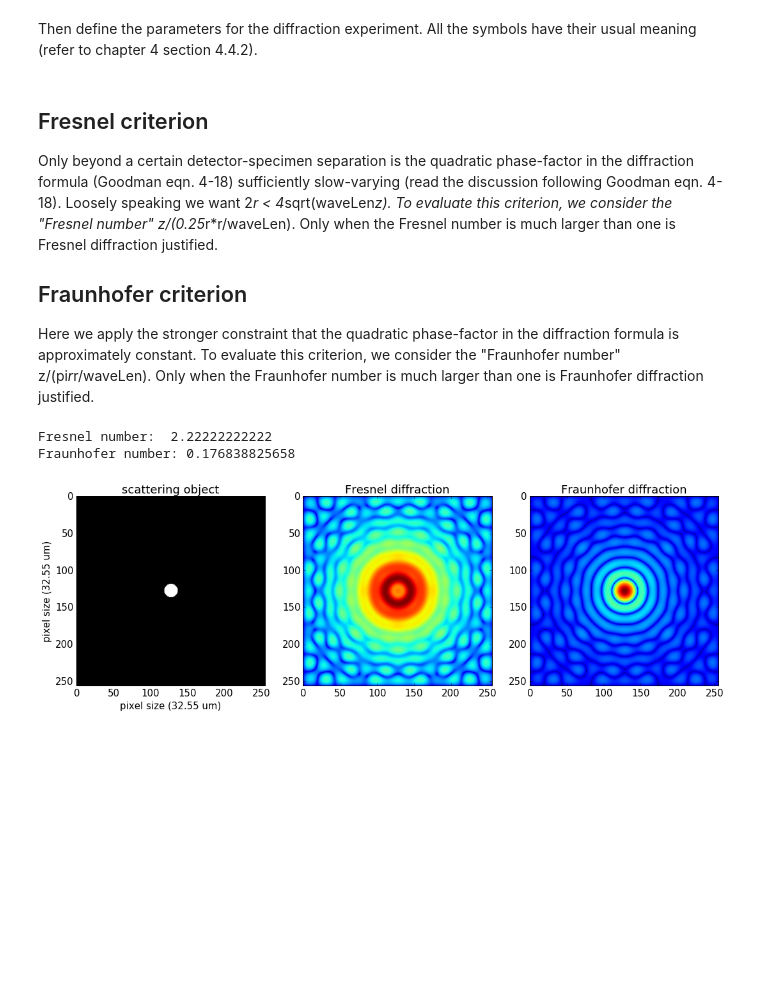
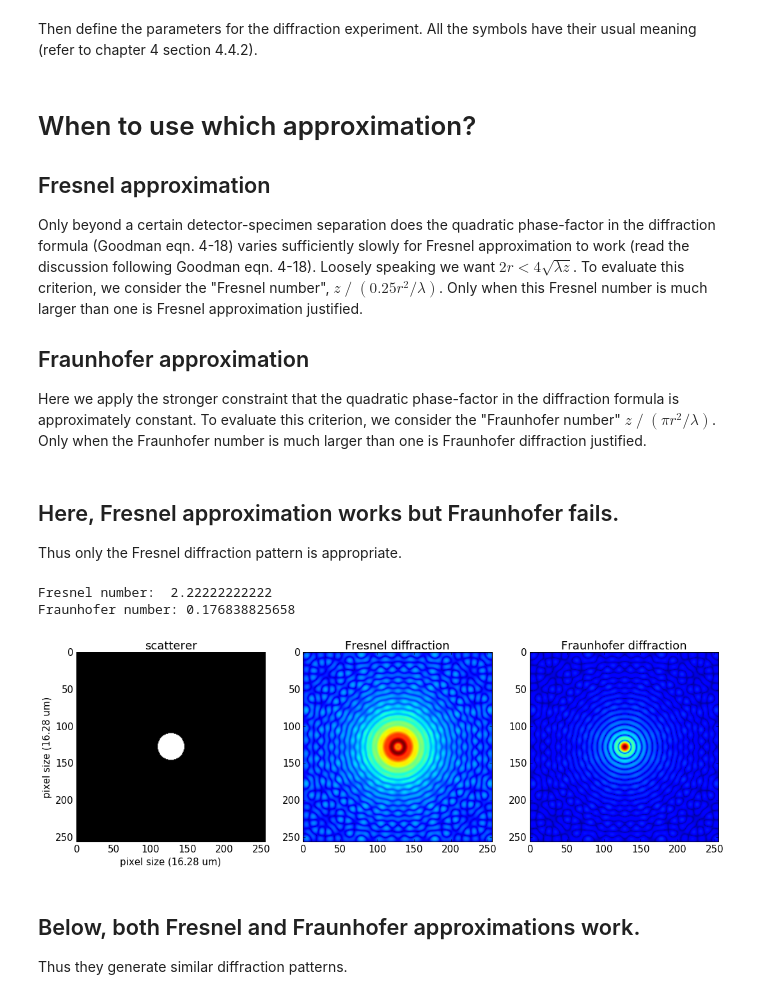
Before and after one commit to duaneloh/PyFourierOptics, a Jupyter notebook: tutorials/diffraction_Ch4.ipynb, the cells around one changed output. Cells and saved outputs as stored; diff of their text form; code cells hidden in the pictures; blank space fills up the shorter version.

```diff
--- a/tutorials/diffraction_Ch4.ipynb
+++ b/tutorials/diffraction_Ch4.ipynb
@@ -28,7 +30,7 @@ Populating the interactive namespace from numpy and matplotlib
 Then define the parameters for the diffraction experiment. All the symbols have their usual meaning (refer to chapter 4 section 4.4.2).
 # %%
 class diffractor(object):
-    def __init__(self, waveLen, det_pix_size, N_pix=512):
+    def __init__(self, waveLen, det_pix_size, N_pix=128):
         """
         Dushan inserts comments.
         """
@@ -87,7 +89,7 @@ class diffractor(object):
                 print("Will use pixel size as radius instead")
                 self.curr_aperture_rad = self.res
             else:
-                self.curr_aperture_rad = aperture_rad
+                self.curr_aperture_rad = 0.98*aperture_rad
             (self.xi, self.eta) = self.make2Dplane(2*max_aperture_radius, self.N_pix)
             self.obj = np.sqrt(self.xi*self.xi + self.eta*self.eta) < self.curr_aperture_rad
 
@@ -135,46 +137,77 @@ class diffractor(object):
             else:
                 return abs(U)**2
 
-def show_diffraction_series(scatterer, fres, fraun, res, res_unit=1.E-6):
+    def Rayleigh_Sommerfeld(self, showPhase=False):
+        if (self.z is None)|(self.obj is None):
+            print("Please setup detector distance or initiate object")
+        else:
+            xi=self.xi.flatten()
+            eta=self.eta.flatten()
+            (xx,yy) =  (self.det_x.flatten(), self.det_y.flatten())
+            obj = self.obj.flatten()
+            output = np.zeros(obj.shape, dtype=np.complex64)
+
+            for n,(x,y) in enumerate(zip(xx,yy)):
+                tmp = self.z*self.z + (x-xi)**2 + (y-eta)**2
+                sq = 1.j*self.k*np.sqrt(tmp)
+                ee = np.exp(sq)/tmp
+                output[n] = np.dot(obj, ee)
+            return output.reshape(self.obj.shape)
+
+
+
+def show_diffraction_series(scatterer, fres, fraun, res,
+                            tt0="scatterer",
+                            tt1="Fresnel diffraction",
+                            tt2="Fraunhofer diffraction",
+                            res_unit=1.E-6):
     (fig, ax) = subplots(1,3,figsize=(18,6))
 
     ax[0].imshow(scatterer, cmap=cm.bone)
-    ax[0].set_title("scattering object")
+    ax[0].set_title(tt0)
     ax[0].set_ylabel("pixel size (%0.2lf um)"%(res/res_unit))
     ax[0].set_xlabel("pixel size (%0.2lf um)"%(res/res_unit))
 
-    ax[1].set_title("Fresnel diffraction")
+    ax[1].set_title(tt1)
     ax[1].imshow(fres)
 
-    ax[2].set_title("Fraunhofer diffraction")
+    ax[2].set_title(tt2)
     ax[2].imshow(fraun)
 # %% [markdown]
-## Fresnel criterion
-Only beyond a certain detector-specimen separation is the quadratic phase-factor in the diffraction formula (Goodman eqn. 4-18) sufficiently slow-varying (read the discussion following Goodman eqn. 4-18). Loosely speaking we want 2*r < 4*sqrt(waveLen*z). To evaluate this criterion, we consider the "Fresnel number" z/(0.25*r*r/waveLen). Only when the Fresnel number is much larger than one is Fresnel diffraction justified.
+# When to use which approximation?
 
-## Fraunhofer criterion
-Here we apply the stronger constraint that the quadratic phase-factor in the diffraction formula is approximately constant. To evaluate this criterion, we consider the "Fraunhofer number" z/(pi*r*r/waveLen). Only when the Fraunhofer number is much larger than one is Fraunhofer diffraction justified.
+## Fresnel approximation
+Only beyond a certain detector-specimen separation does the quadratic phase-factor in the diffraction formula (Goodman eqn. 4-18) varies sufficiently slowly for Fresnel approximation to work (read the discussion following Goodman eqn. 4-18). Loosely speaking we want $2 r < 4 \sqrt{\lambda z}$. To evaluate this criterion, we consider the "Fresnel number", $ z  \; / \; (0.25 r^2 / \lambda)$. Only when this Fresnel number is much larger than one is Fresnel approximation justified.
+
+## Fraunhofer approximation
+Here we apply the stronger constraint that the quadratic phase-factor in the diffraction formula is approximately constant. To evaluate this criterion, we consider the "Fraunhofer number" $z \; / \;(\pi r^2 / \lambda)$. Only when the Fraunhofer number is much larger than one is Fraunhofer diffraction justified.
+# %% [markdown]
+## Here, Fresnel approximation works but Fraunhofer fails.
+Thus only the Fresnel diffraction pattern is appropriate.
 # %%
 waveLen = 500E-9
-pixelSize = 6.E-6
+pixelSize = 12.E-6
 r = 300.E-6
 z = .1
 
 diffObj = diffractor(waveLen, pixelSize, N_pix=256)
 diffObj.setup_detector_distance(z)
 diffObj.make_circ_aperture(r)
 #diffObj.make_square_aperture(r)
 print "Fresnel number: ", diffObj.z / (0.25*r*r/waveLen)
 print "Fraunhofer number:",diffObj.z / (np.pi*r*r/waveLen)
 
 scatterer = diffObj.obj
 fresnel_pattern = np.abs(diffObj.Fresnel())**0.2
 fraunhofer_pattern = np.abs(diffObj.Fraunhofer())**0.2
 
 show_diffraction_series(scatterer, fresnel_pattern, fraunhofer_pattern, diffObj.res)
 # %% [output]
 Fresnel number:  2.22222222222
 Fraunhofer number: 0.176838825658
-[figure, old version]
+[figure, new version]
+# %% [markdown]
+## Below, both Fresnel and Fraunhofer approximations work.
+Thus they generate similar diffraction patterns.
 # %%
 waveLen = 500E-9
```
Also changed, not shown: parts of 6 cells of this notebook.
